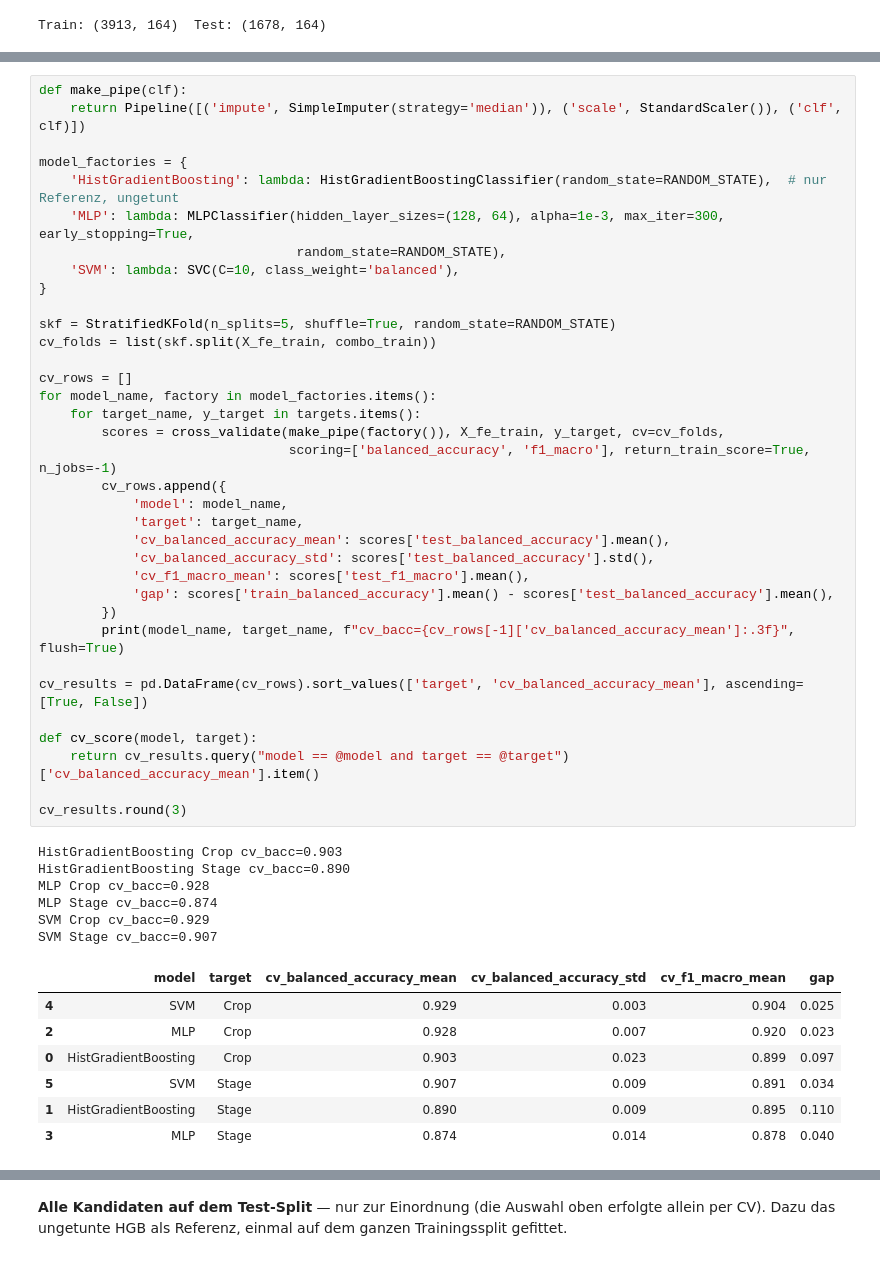
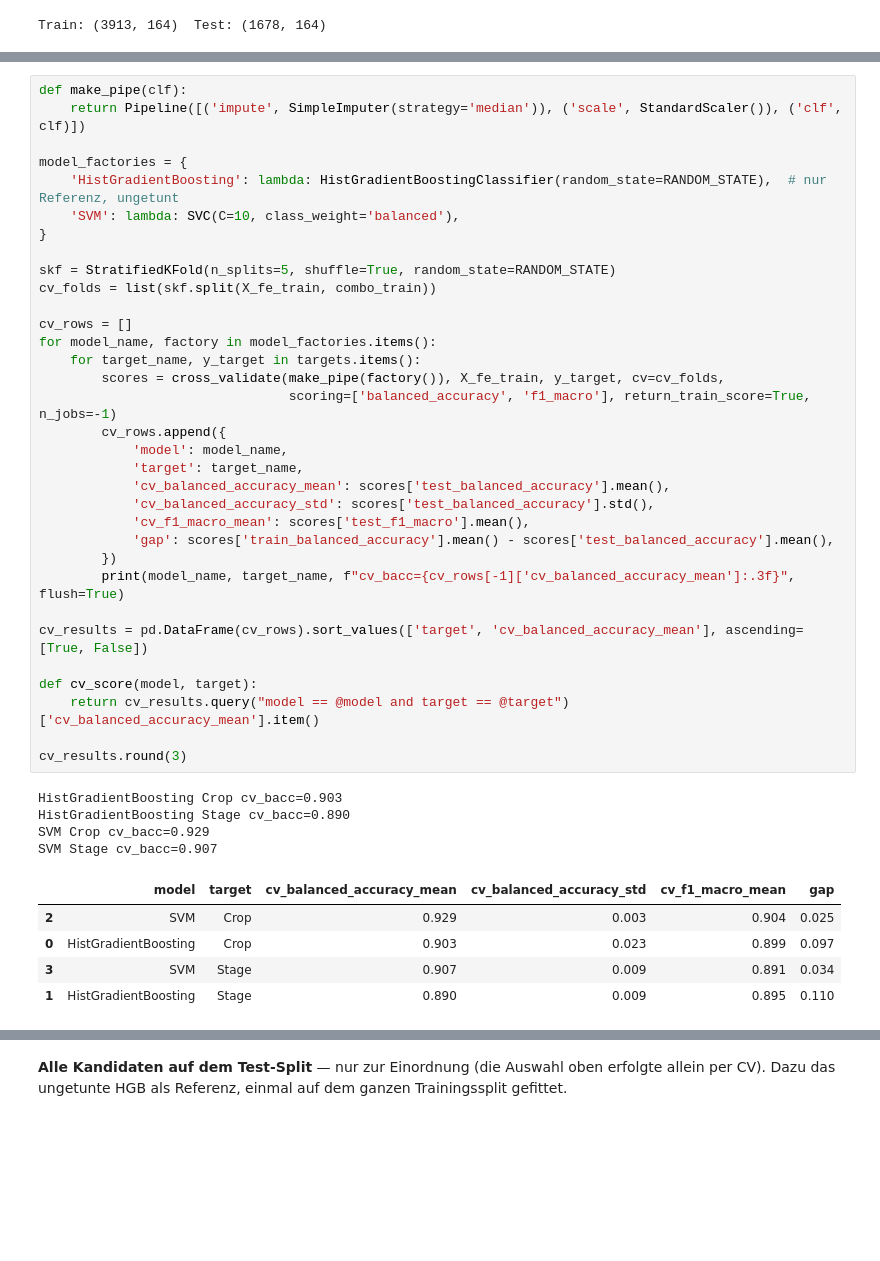
Before and after one commit to PavithV/LandwirtschaftsProjekt, a Jupyter notebook: milestone2_model_new.ipynb, the cells around one changed output, grey strips where cells are left out. Drawn from its saved outputs; the diff is of its cells as text; blank space fills up the shorter version.

```diff
--- a/milestone2_model_new.ipynb
+++ b/milestone2_model_new.ipynb
@@ -105,47 +103,41 @@ def make_pipe(clf):
 
 model_factories = {
     'HistGradientBoosting': lambda: HistGradientBoostingClassifier(random_state=RANDOM_STATE),  # nur Referenz, ungetunt
-    'MLP': lambda: MLPClassifier(hidden_layer_sizes=(128, 64), alpha=1e-3, max_iter=300, early_stopping=True,
-                                 random_state=RANDOM_STATE),
     'SVM': lambda: SVC(C=10, class_weight='balanced'),
 }
 
 skf = StratifiedKFold(n_splits=5, shuffle=True, random_state=RANDOM_STATE)
 cv_folds = list(skf.split(X_fe_train, combo_train))
 
 cv_rows = []
 for model_name, factory in model_factories.items():
     for target_name, y_target in targets.items():
         scores = cross_validate(make_pipe(factory()), X_fe_train, y_target, cv=cv_folds,
                                 scoring=['balanced_accuracy', 'f1_macro'], return_train_score=True, n_jobs=-1)
         cv_rows.append({
             'model': model_name,
             'target': target_name,
             'cv_balanced_accuracy_mean': scores['test_balanced_accuracy'].mean(),
             'cv_balanced_accuracy_std': scores['test_balanced_accuracy'].std(),
             'cv_f1_macro_mean': scores['test_f1_macro'].mean(),
             'gap': scores['train_balanced_accuracy'].mean() - scores['test_balanced_accuracy'].mean(),
         })
         print(model_name, target_name, f"cv_bacc={cv_rows[-1]['cv_balanced_accuracy_mean']:.3f}", flush=True)
 
 cv_results = pd.DataFrame(cv_rows).sort_values(['target', 'cv_balanced_accuracy_mean'], ascending=[True, False])
 
 def cv_score(model, target):
     return cv_results.query("model == @model and target == @target")['cv_balanced_accuracy_mean'].item()
 
 cv_results.round(3)
 # %% [output]
 HistGradientBoosting Crop cv_bacc=0.903
 HistGradientBoosting Stage cv_bacc=0.890
-MLP Crop cv_bacc=0.928
-MLP Stage cv_bacc=0.874
 SVM Crop cv_bacc=0.929
 SVM Stage cv_bacc=0.907
 |  | model | target | cv_balanced_accuracy_mean | cv_balanced_accuracy_std | cv_f1_macro_mean | gap |
-| 4 | SVM | Crop | 0.929 | 0.003 | 0.904 | 0.025 |
-| 2 | MLP | Crop | 0.928 | 0.007 | 0.920 | 0.023 |
+| 2 | SVM | Crop | 0.929 | 0.003 | 0.904 | 0.025 |
 | 0 | HistGradientBoosting | Crop | 0.903 | 0.023 | 0.899 | 0.097 |
-| 5 | SVM | Stage | 0.907 | 0.009 | 0.891 | 0.034 |
+| 3 | SVM | Stage | 0.907 | 0.009 | 0.891 | 0.034 |
 | 1 | HistGradientBoosting | Stage | 0.890 | 0.009 | 0.895 | 0.110 |
-| 3 | MLP | Stage | 0.874 | 0.014 | 0.878 | 0.040 |
 # %% [markdown]
```
Also changed, not shown: parts of 14 cells of this notebook.
